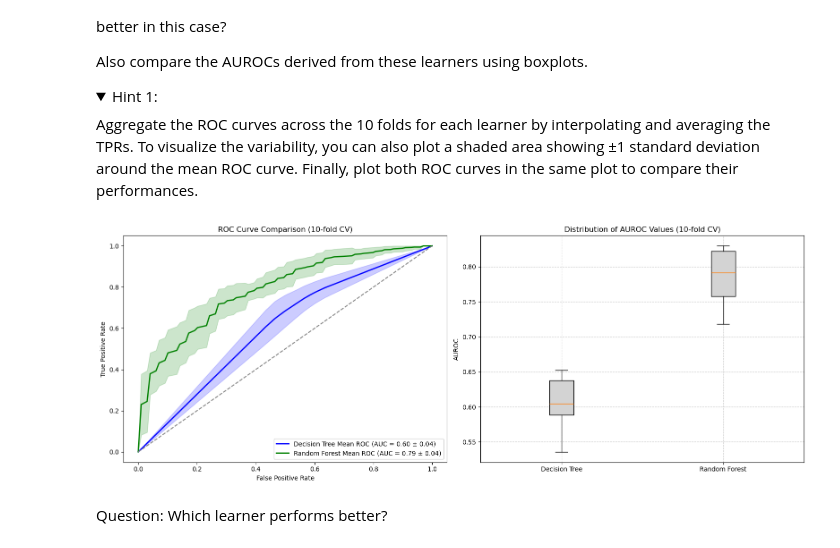
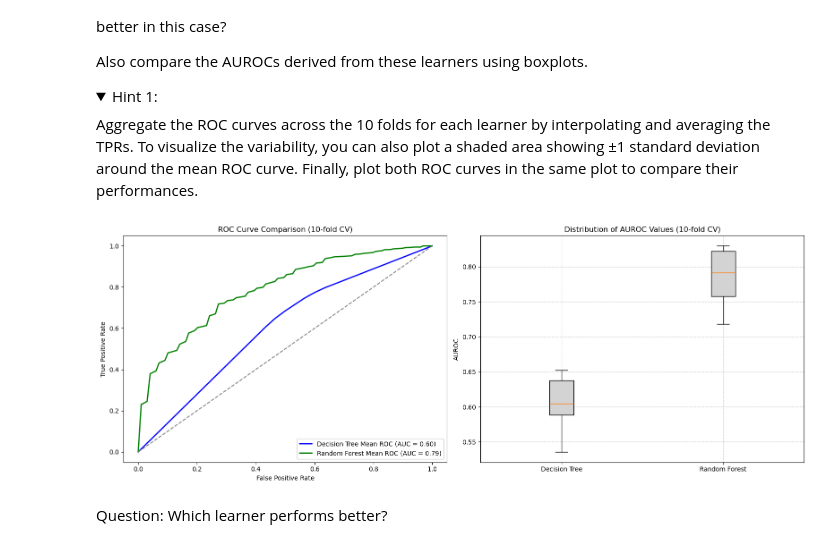
Before and after one commit to slds-lmu/lecture_appml, a Jupyter notebook: exercises/07_imbalancy_correction/07_1_roc_analysis_threshold_tuning_py.ipynb, the cells around one changed output. Saved outputs shown, nothing was run; the diff lists cells and outputs as text; code cells hidden in the pictures; folded sections open.

```diff
--- a/exercises/07_imbalancy_correction/07_1_roc_analysis_threshold_tuning_py.ipynb
+++ b/exercises/07_imbalancy_correction/07_1_roc_analysis_threshold_tuning_py.ipynb
@@ -28,13 +28,9 @@ from sklearn.ensemble import RandomForestClassifier
 from sklearn.model_selection import train_test_split
 
 
-data = fetch_openml("credit-g", version=1, as_frame=True)
+X, y = fetch_openml("credit-g", version=1, as_frame=True, return_X_y=True)
 
-X = data.data
 X = pd.get_dummies(X, drop_first=True)
-y = data.target
-
-
 X_train, X_test, y_train, y_test = train_test_split(
     X, y, test_size=1/3, random_state=42
 )
@@ -379,7 +375,7 @@ colors = {"Decision Tree": "blue", "Random Forest": "green"}
 # Dictionary to store AUC values for boxplot
 auc_values = {name: [] for name in learners.keys()}
 
-# Left subplot: Mean ROC curves with standard deviation
+# Left subplot: Mean ROC curves
 for learner_name, curves in roc_data.items():
     # Store interpolated TPRs and AUCs for averaging.
     mean_fpr = np.linspace(0, 1, 100)
@@ -391,44 +387,36 @@ for learner_name, curves in roc_data.items():
         interp_tpr = np.interp(mean_fpr, fpr, tpr)
         interp_tpr[0] = 0.0  # ensure it starts at 0
         interp_tprs.append(interp_tpr)
         aucs.append(auc_value)
         auc_values[learner_name].append(auc_value)
 
     # Calculate the mean TPR and AUC.
     mean_tpr = np.mean(interp_tprs, axis=0)
-    mean_tpr[-1] = 1.0  # ensure it ends at 1
-    std_tpr = np.std(interp_tprs, axis=0)
+    mean_tpr[-1] = 1.0
     mean_auc = np.mean(aucs)
-    std_auc = np.std(aucs)
 
-    # Plot mean ROC curve on the left subplot
     ax1.plot(mean_fpr, mean_tpr, color=colors[learner_name],
-             label=f"{learner_name} Mean ROC (AUC = {mean_auc:.2f} ± {std_auc:.2f})",
+             label=f"{learner_name} Mean ROC (AUC = {mean_auc:.2f})",
              linewidth=2)
-
-    # Plot standard deviation region
-    tpr_upper = np.minimum(mean_tpr + std_tpr, 1)
-    tpr_lower = np.maximum(mean_tpr - std_tpr, 0)
-    ax1.fill_between(mean_fpr, tpr_lower, tpr_upper, color=colors[learner_name], alpha=0.2)
 
 ax1.plot([0, 1], [0, 1], linestyle="--", color="gray")
 ax1.set_xlabel("False Positive Rate")
 ax1.set_ylabel("True Positive Rate")
 ax1.set_title("ROC Curve Comparison (10-fold CV)")
 ax1.legend(loc="lower right")
 
 # Right subplot: Boxplot of AUC values
 boxplot_data = [auc_values[name] for name in learners.keys()]
 ax2.boxplot(boxplot_data, labels=list(learners.keys()), patch_artist=True,
            boxprops=dict(facecolor="lightgray"))
 ax2.set_ylabel("AUROC")
 ax2.set_title("Distribution of AUROC Values (10-fold CV)")
 ax2.grid(True, linestyle='--', alpha=0.7)
 
 plt.tight_layout()
 plt.show()
 # %% [output]
-[figure, old version]
+[figure, new version]
 # %% [markdown]
 Question: Which learner performs better?
 # %% [markdown]
```
Also changed, not shown: 3 other files.
